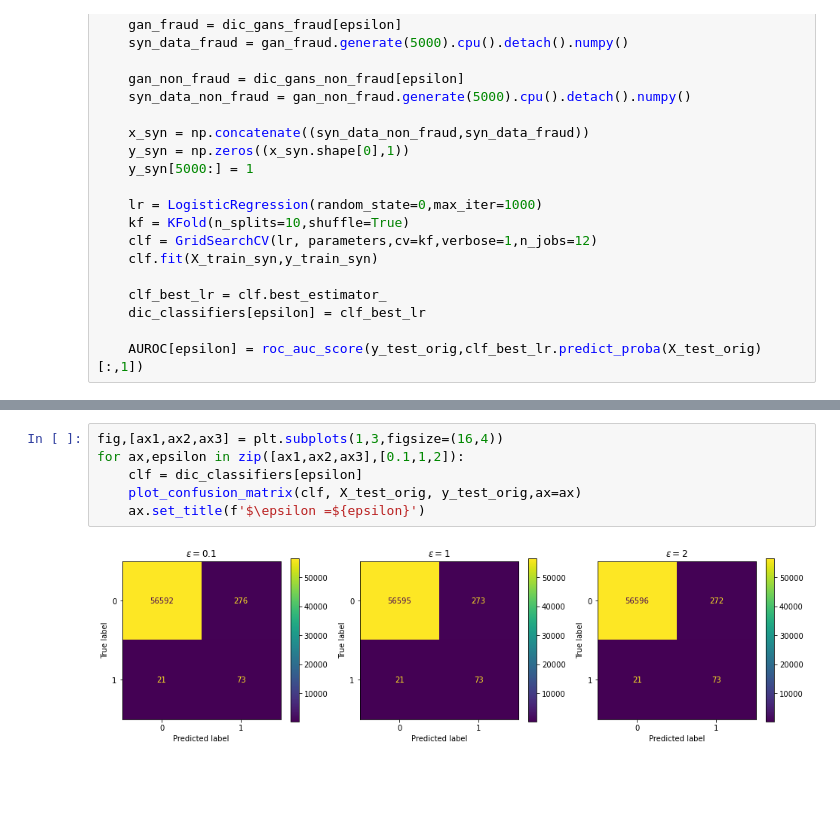
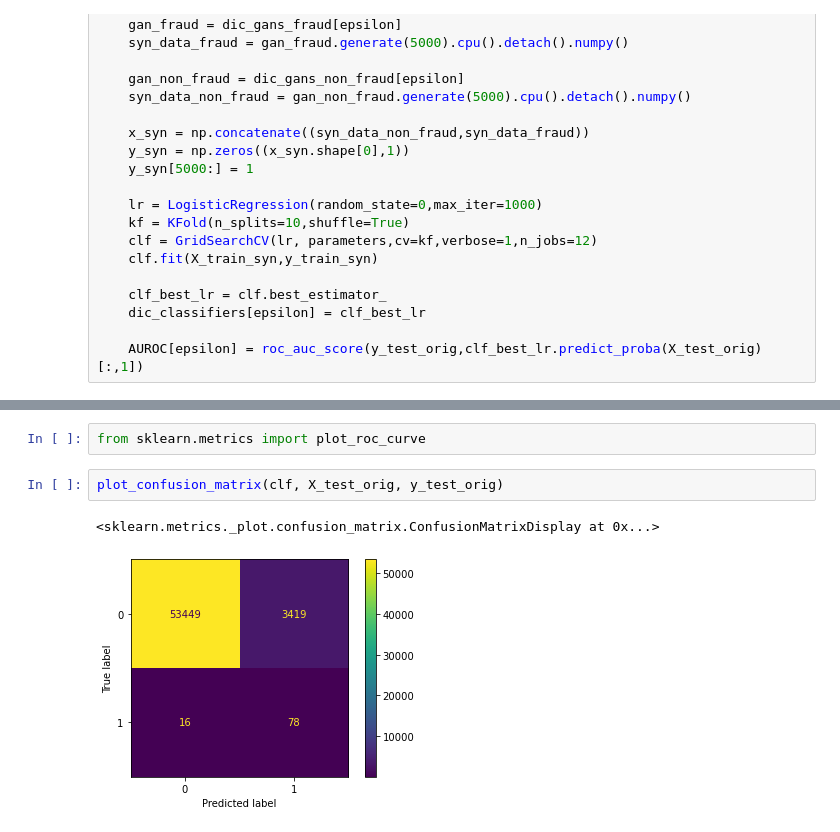
Before and after one commit to ArashSaeidpour/DPWGAN, a Jupyter notebook: DPWGAN.ipynb, the cells around one changed output, grey strips where cells are left out. Cells and saved outputs as stored; diff of their text form; blank space fills up the shorter version.

```diff
--- a/DPWGAN.ipynb
+++ b/DPWGAN.ipynb
@@ -397,8 +375,7 @@ Text(0, 0.5, 'AUROC')
-# %%
-fig,[ax1,ax2,ax3] = plt.subplots(1,3,figsize=(16,4))
-for ax,epsilon in zip([ax1,ax2,ax3],[0.1,1,2]):
-    clf = dic_classifiers[epsilon]
-    plot_confusion_matrix(clf, X_test_orig, y_test_orig,ax=ax)
-    ax.set_title(f'$\epsilon =${epsilon}')
-# %% [output]
-[figure, removed]
+# %%
+from sklearn.metrics import plot_roc_curve
+# %%
+plot_confusion_matrix(clf, X_test_orig, y_test_orig)
+# %% [output]
+<sklearn.metrics._plot.confusion_matrix.ConfusionMatrixDisplay at 0x...>
+[figure, added]
```
Also changed, not shown: parts of 6 cells of this notebook.
